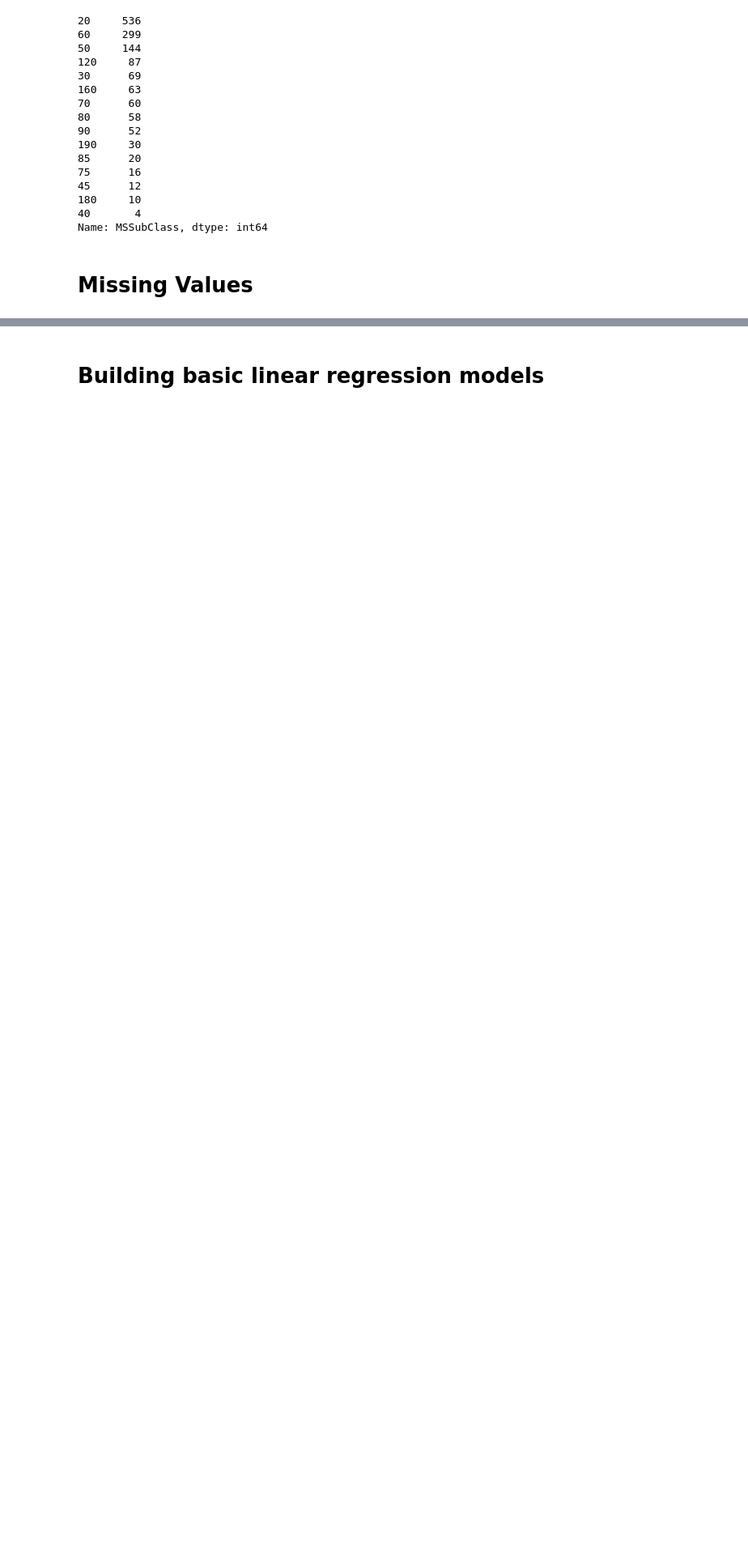
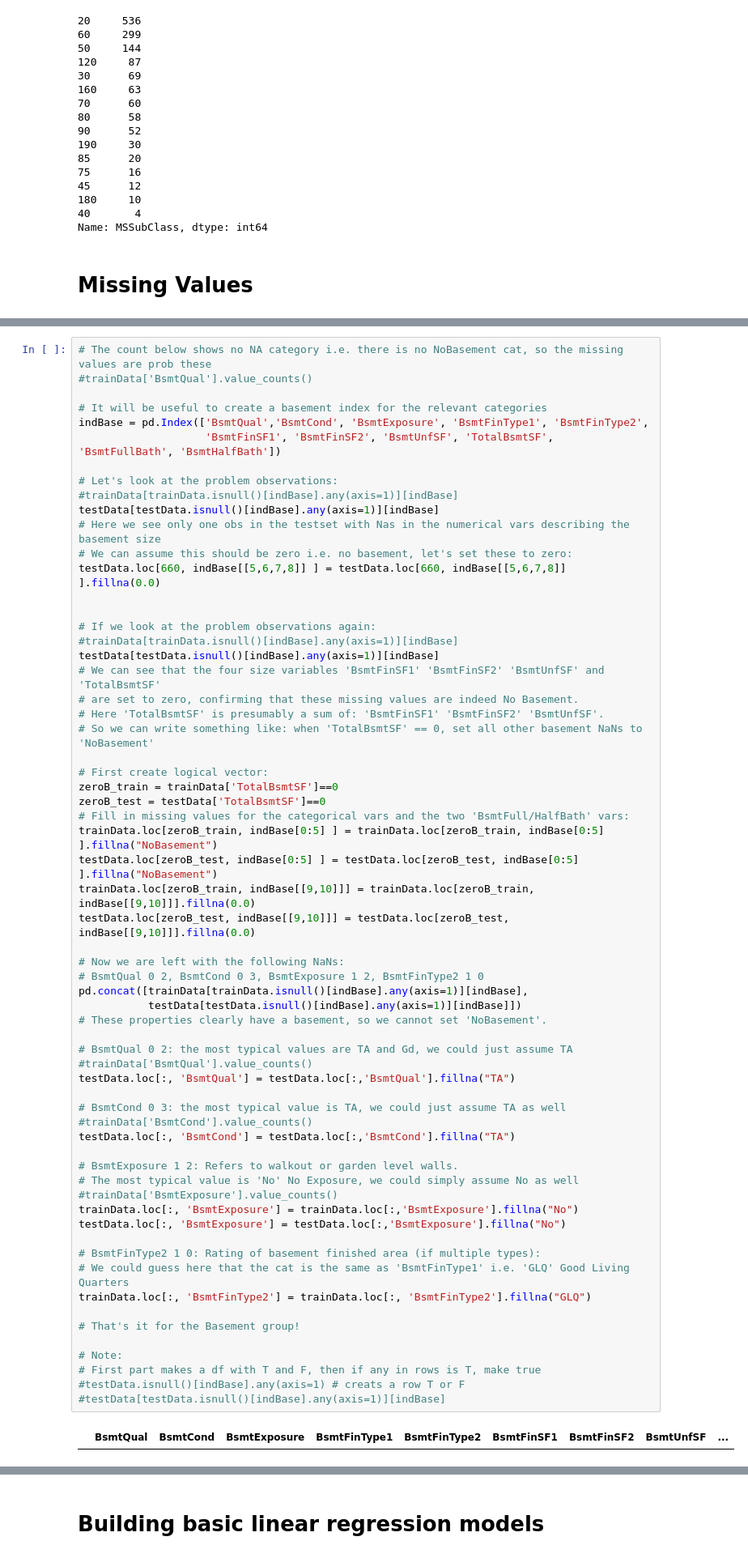
Before and after one commit to jmwagstaff/House-Prices, a Jupyter notebook: HousePrices.ipynb, the cells around one changed output, grey strips where cells are left out. Shown: that part at 81% size. Drawn from its saved outputs; the diff is of its cells as text; blank space fills up the shorter version.

Commit message:
missing values filled

```diff
--- a/HousePrices.ipynb
+++ b/HousePrices.ipynb
@@ -247,0 +307,65 @@ Name: MSSubClass, dtype: int64
+# %%
+# The count below shows no NA category i.e. there is no NoBasement cat, so the missing values are prob these
+#trainData['BsmtQual'].value_counts()
+
+# It will be useful to create a basement index for the relevant categories
+indBase = pd.Index(['BsmtQual','BsmtCond', 'BsmtExposure', 'BsmtFinType1', 'BsmtFinType2',
+                    'BsmtFinSF1', 'BsmtFinSF2', 'BsmtUnfSF', 'TotalBsmtSF', 'BsmtFullBath', 'BsmtHalfBath'])
+
+# Let's look at the problem observations:
+#trainData[trainData.isnull()[indBase].any(axis=1)][indBase]
+testData[testData.isnull()[indBase].any(axis=1)][indBase]
+# Here we see only one obs in the testset with Nas in the numerical vars describing the basement size
+# We can assume this should be zero i.e. no basement, let's set these to zero:
+testData.loc[660, indBase[[5,6,7,8]] ] = testData.loc[660, indBase[[5,6,7,8]] ].fillna(0.0)
+
+
+# If we look at the problem observations again:
+#trainData[trainData.isnull()[indBase].any(axis=1)][indBase]
+testData[testData.isnull()[indBase].any(axis=1)][indBase]
+# We can see that the four size variables 'BsmtFinSF1' 'BsmtFinSF2' 'BsmtUnfSF' and 'TotalBsmtSF'
+# are set to zero, confirming that these missing values are indeed No Basement.
+# Here 'TotalBsmtSF' is presumably a sum of: 'BsmtFinSF1' 'BsmtFinSF2' 'BsmtUnfSF'.
+# So we can write something like: when 'TotalBsmtSF' == 0, set all other basement NaNs to 'NoBasement'
+
+# First create logical vector:
+zeroB_train = trainData['TotalBsmtSF']==0
+zeroB_test = testData['TotalBsmtSF']==0
+# Fill in missing values for the categorical vars and the two 'BsmtFull/HalfBath' vars:
+trainData.loc[zeroB_train, indBase[0:5] ] = trainData.loc[zeroB_train, indBase[0:5] ].fillna("NoBasement")
+testData.loc[zeroB_test, indBase[0:5] ] = testData.loc[zeroB_test, indBase[0:5] ].fillna("NoBasement")
+trainData.loc[zeroB_train, indBase[[9,10]]] = trainData.loc[zeroB_train, indBase[[9,10]]].fillna(0.0)
+testData.loc[zeroB_test, indBase[[9,10]]] = testData.loc[zeroB_test, indBase[[9,10]]].fillna(0.0)
+
+# Now we are left with the following NaNs:
+# BsmtQual 0 2, BsmtCond 0 3, BsmtExposure 1 2, BsmtFinType2 1 0
+pd.concat([trainData[trainData.isnull()[indBase].any(axis=1)][indBase],
+           testData[testData.isnull()[indBase].any(axis=1)][indBase]])
+# These properties clearly have a basement, so we cannot set 'NoBasement'.
+
+# BsmtQual 0 2: the most typical values are TA and Gd, we could just assume TA
+#trainData['BsmtQual'].value_counts()
+testData.loc[:, 'BsmtQual'] = testData.loc[:,'BsmtQual'].fillna("TA")
+
+# BsmtCond 0 3: the most typical value is TA, we could just assume TA as well
+#trainData['BsmtCond'].value_counts()
+testData.loc[:, 'BsmtCond'] = testData.loc[:,'BsmtCond'].fillna("TA")
+
+# BsmtExposure 1 2: Refers to walkout or garden level walls.
+# The most typical value is 'No' No Exposure, we could simply assume No as well
+#trainData['BsmtExposure'].value_counts()
+trainData.loc[:, 'BsmtExposure'] = trainData.loc[:,'BsmtExposure'].fillna("No")
+testData.loc[:, 'BsmtExposure'] = testData.loc[:,'BsmtExposure'].fillna("No")
+
+# BsmtFinType2 1 0: Rating of basement finished area (if multiple types):
+# We could guess here that the cat is the same as 'BsmtFinType1' i.e. 'GLQ' Good Living Quarters
+trainData.loc[:, 'BsmtFinType2'] = trainData.loc[:, 'BsmtFinType2'].fillna("GLQ")
+
+# That's it for the Basement group!
+
+# Note:
+# First part makes a df with T and F, then if any in rows is T, make true
+#testData.isnull()[indBase].any(axis=1) # creats a row T or F
+#testData[testData.isnull()[indBase].any(axis=1)][indBase]
+# %% [output]
+|  | BsmtQual | BsmtCond | BsmtExposure | BsmtFinType1 | BsmtFinType2 | BsmtFinSF1 | BsmtFinSF2 | BsmtUnfSF | ... |
```
Also changed, not shown: parts of 24 cells of this notebook, 1 other file.
